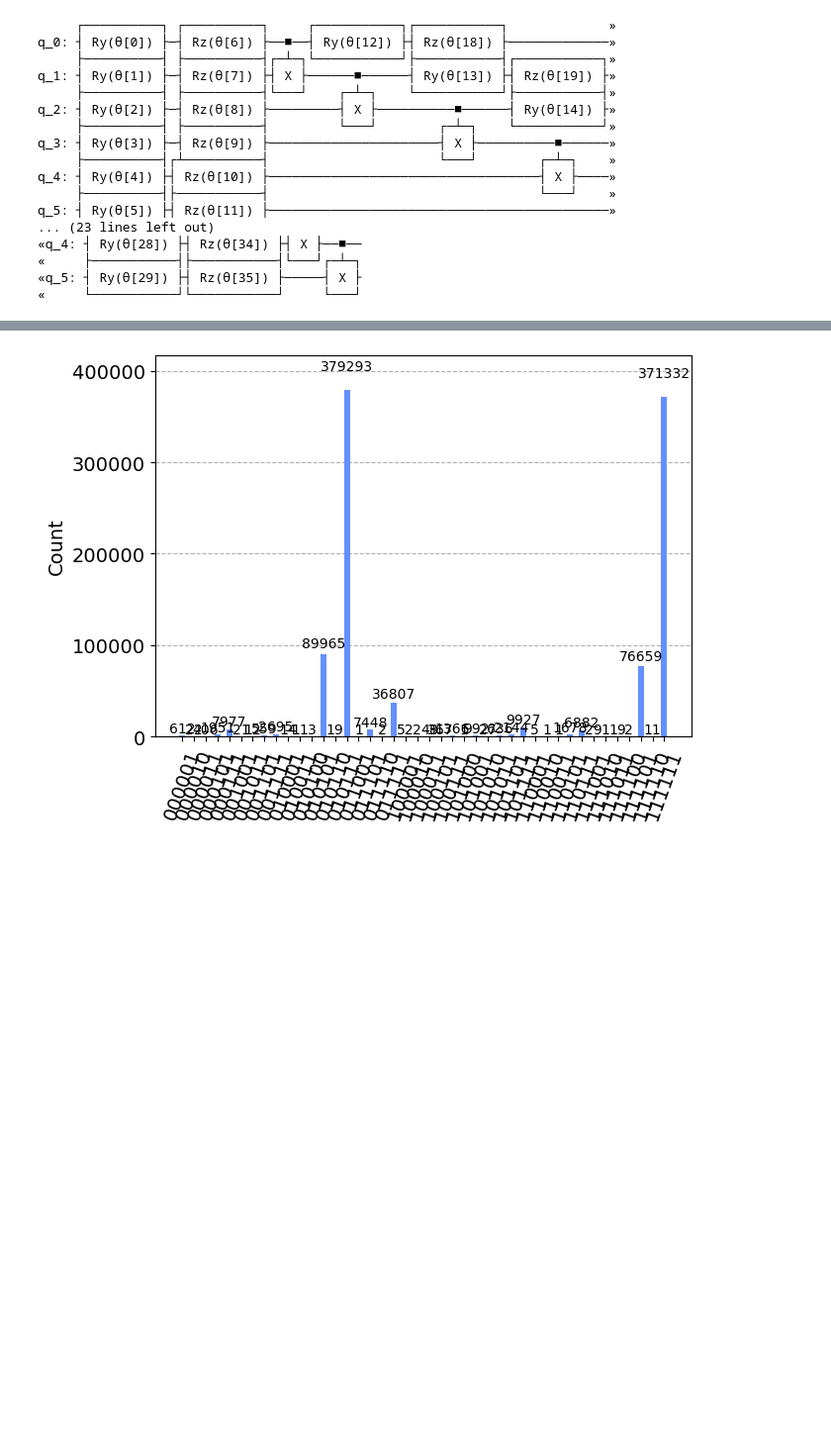
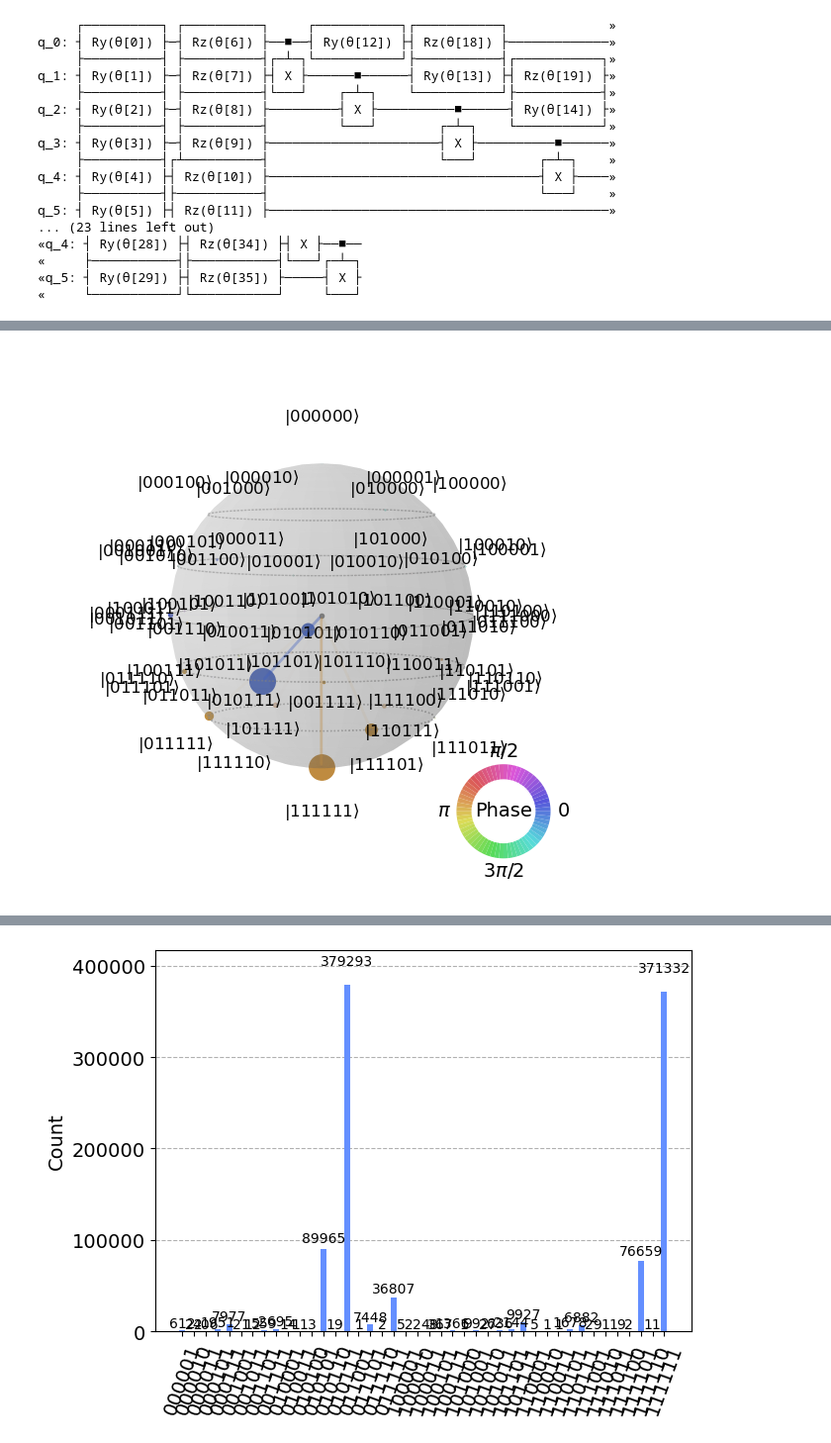
Before and after one commit to Apanizza197/open-science-IBM, a Jupyter notebook: pruebas.ipynb, the cells around one changed output, grey strips where cells are left out. Shown at 99% size. Saved outputs shown, nothing was run; the diff lists cells and outputs as text; code cells hidden in the pictures; blank space fills up the shorter version.

```diff
--- a/pruebas.ipynb
+++ b/pruebas.ipynb
@@ -103,0 +111,4 @@ Statevector([ 5.67084299e-04-8.10691024e-04j,
+# %%
+plot_state_qsphere(psi)
+# %% [output]
+[figure, added]
```
Also changed, not shown: parts of 8 cells of this notebook, 3 other files.
